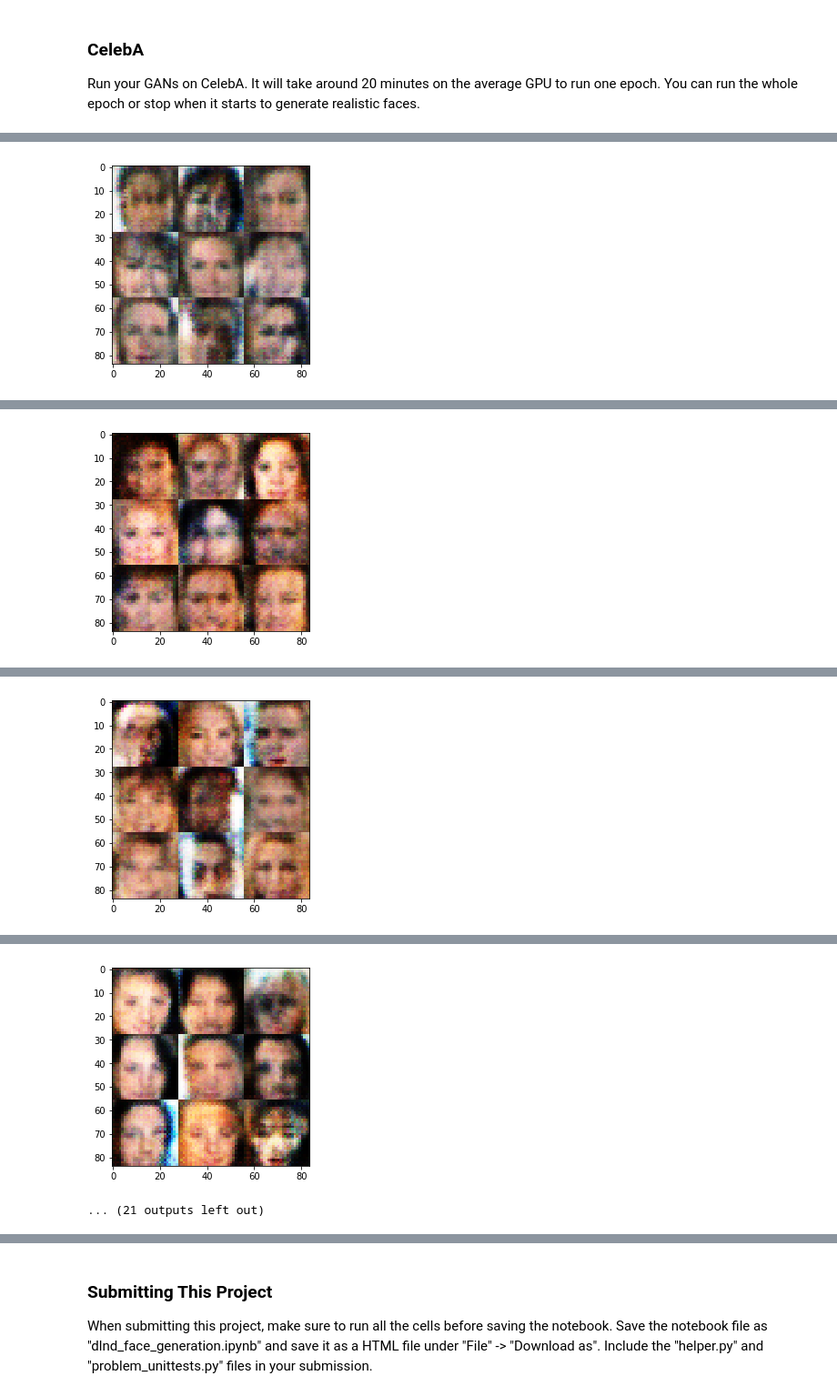
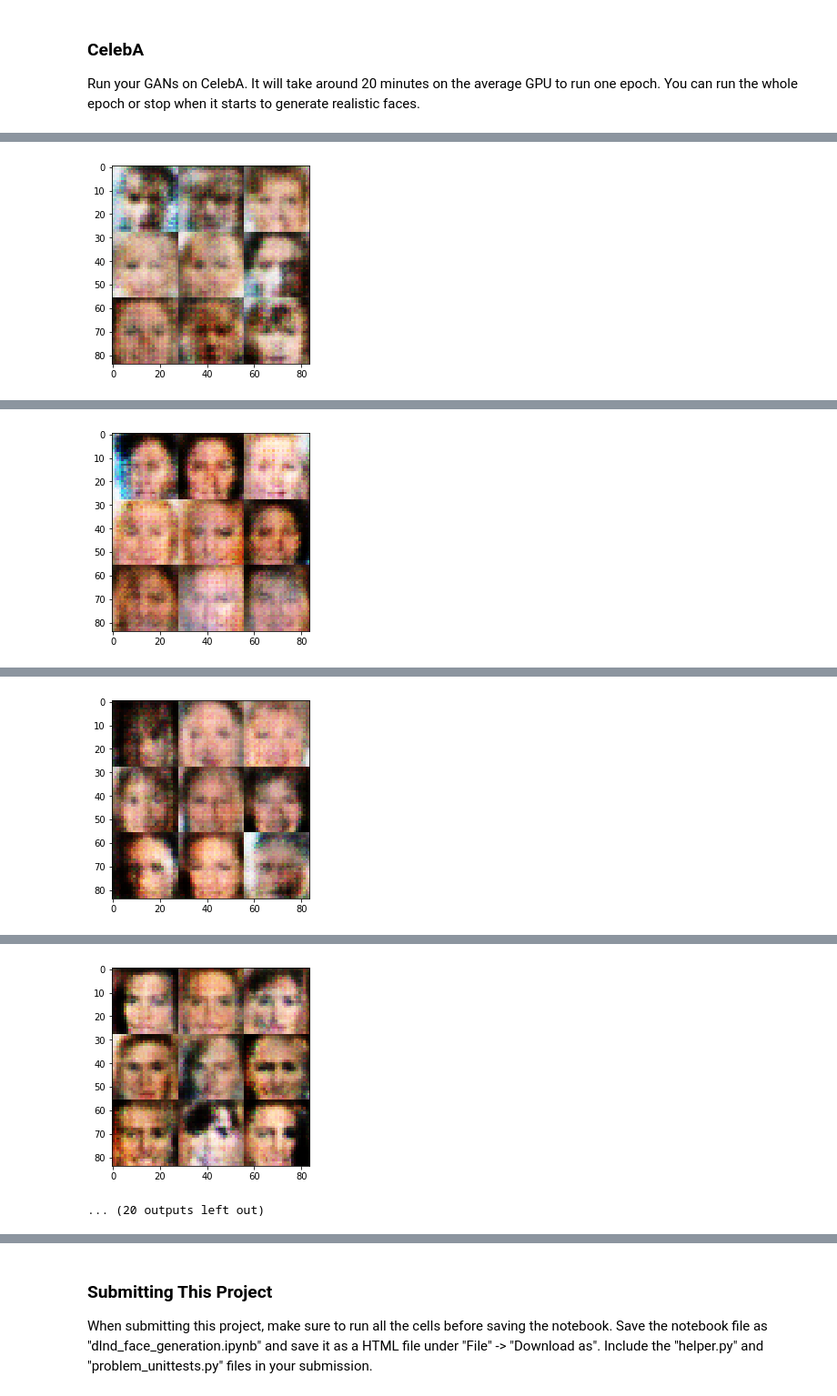
Before and after one commit to mattjezza/deep-learning-project-4-dcgan-faces, a Jupyter notebook: dlnd_face_generation.ipynb, the cells around one changed output, grey strips where cells are left out. Shown at 91% size. Saved outputs shown, nothing was run; the diff lists cells and outputs as text; code cells hidden in the pictures.

Commit message:
dlnd_face_generation.ipynb: Completed MNIST and CelebA data runs

```diff
--- a/dlnd_face_generation.ipynb
+++ b/dlnd_face_generation.ipynb
@@ -142,7 +142,7 @@ def discriminator(images, reuse=False):
     """
 
     # Hyperparameter to control leaky ReLU for the discriminator
-    ALPHA_D = 0.2
+    ALPHA_D = 0.1
     with tf.variable_scope('discriminator', reuse=reuse):
         #Layer 1
         # Input layer is 28x28x(number of colour channels)
@@ -192,7 +192,7 @@ def generator(z, out_channel_dim, is_train=True):
     """
 
     # Hyperparameter to control leaky ReLU for generator
-    ALPHA_G = 0.1
+    ALPHA_G = 0.2
     with tf.variable_scope('generator', reuse=not is_train):
         # Layer 1
         # Fully connected layer
@@ -373,7 +373,8 @@ def train(epoch_count, batch_size, z_dim, learning_rate, beta1, get_batches, dat
 
     # Count steps to decide when to print out latest progress statistics
     steps = 0
-    samples, losses = [], []
+    # Store loss data to plot in a graph
+    losses = []
 
     with tf.Session() as sess:
         sess.run(tf.global_variables_initializer())
@@ -508,6 +509,7 @@ The x axis on the graph above shows tens of steps. Though the loss of both the G
 ### CelebA
 Run your GANs on CelebA.  It will take around 20 minutes on the average GPU to run one epoch.  You can run the whole epoch or stop when it starts to generate realistic faces.
 # %%
+# Using the same hyperparameters as above for the face data.
 batch_size = 128
 z_dim = 100
 learning_rate = 0.0004
@@ -517,7 +519,7 @@ beta1 = 0.4
 """
 DON'T MODIFY ANYTHING IN THIS CELL THAT IS BELOW THIS LINE
 """
-epochs = 3
+epochs = 1
 
 celeba_dataset = helper.Dataset('celeba', glob(os.path.join(data_dir, 'img_align_celeba/*.jpg')))
 with tf.Graph().as_default():
@@ -532 +561 @@ Epoch 1/5... Discriminator Loss: 1.4945... Generator Loss: 0.6938
-[figure, old version]
+[figure, new version]
@@ -534 +572 @@ Epoch 1/5... Discriminator Loss: 1.4616... Generator Loss: 0.8711
-[figure, old version]
+[figure, new version]
@@ -536 +583 @@ Epoch 1/5... Discriminator Loss: 1.4221... Generator Loss: 0.7578
-[figure, old version]
+[figure, new version]
@@ -538,2 +594,2 @@ Epoch 1/5... Discriminator Loss: 1.4035... Generator Loss: 0.7720
-[figure, old version]
+[figure, new version]
-... (21 outputs left out)
+... (20 outputs left out)
```
Also changed, not shown: parts of 5 cells of this notebook.
